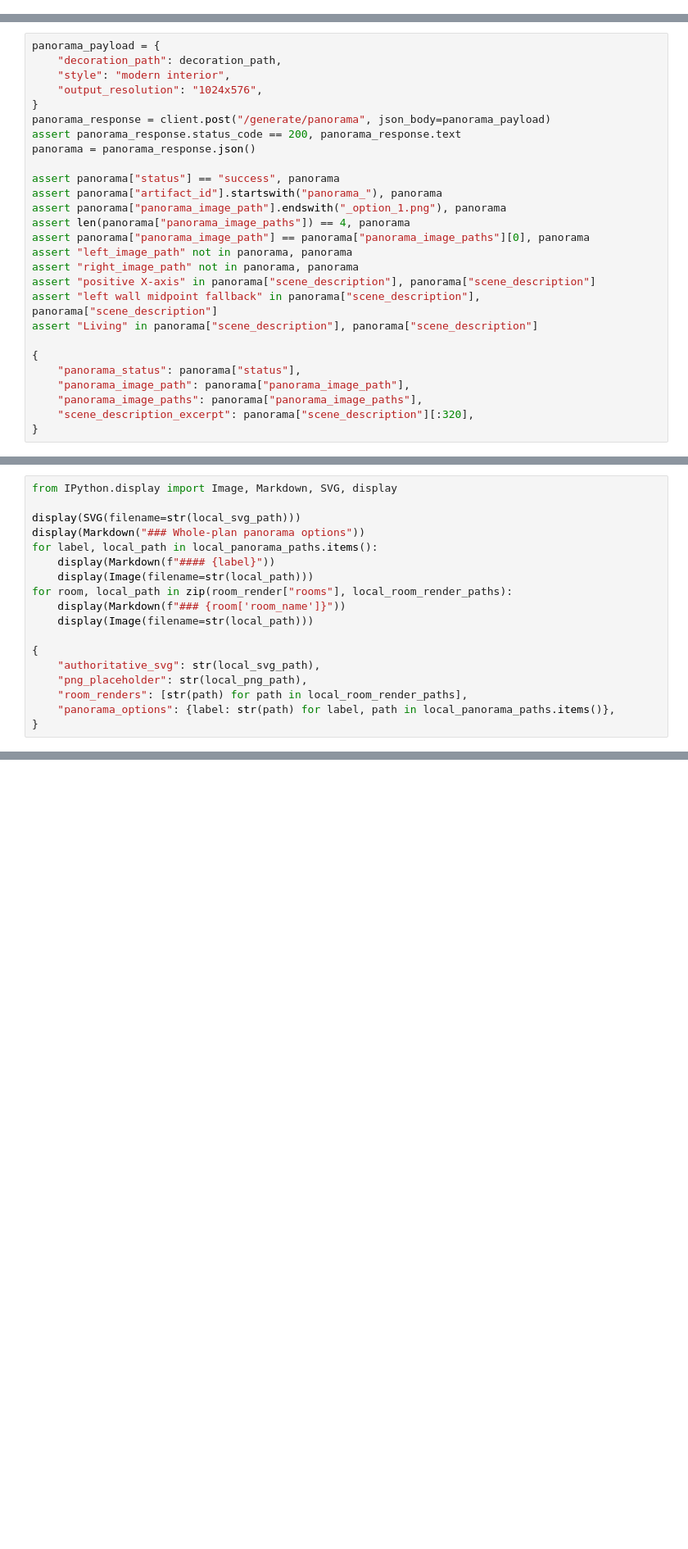
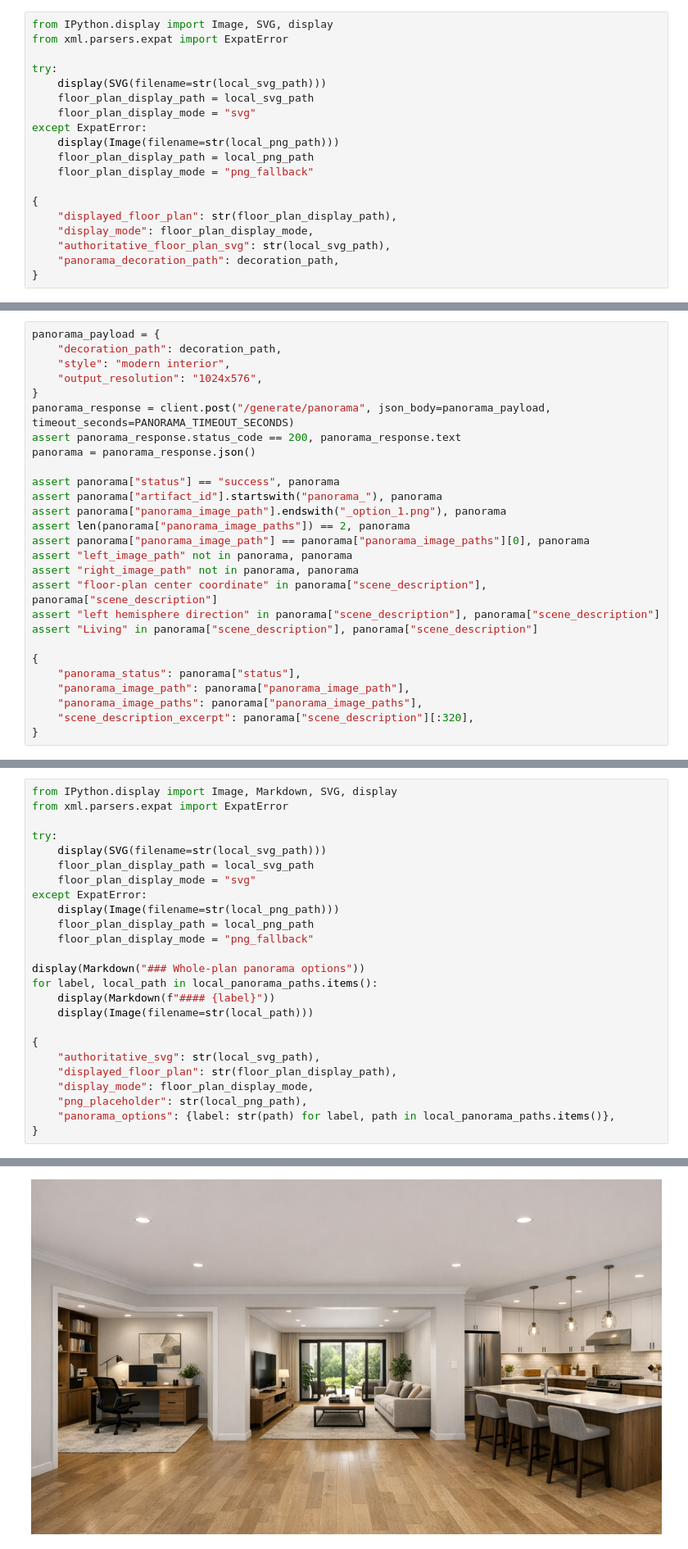
Before and after one commit to TsungChiCheng/SketchUp_Agentic_PanaromaFloorPlan_Plugin, a Jupyter notebook: test.ipynb, the cells around one changed output, grey strips where cells are left out. Shown at 82% size. Cells and saved outputs as stored; diff of their text form; blank space fills up the shorter version.

```diff
--- a/test.ipynb
+++ b/test.ipynb
@@ -271,0 +278,19 @@ for room in room_render["rooms"]:
+# %%
+from IPython.display import Image, SVG, display
+from xml.parsers.expat import ExpatError
+
+try:
+    display(SVG(filename=str(local_svg_path)))
+    floor_plan_display_path = local_svg_path
+    floor_plan_display_mode = "svg"
+except ExpatError:
+    display(Image(filename=str(local_png_path)))
+    floor_plan_display_path = local_png_path
+    floor_plan_display_mode = "png_fallback"
+
+{
+    "displayed_floor_plan": str(floor_plan_display_path),
+    "display_mode": floor_plan_display_mode,
+    "authoritative_floor_plan_svg": str(local_svg_path),
+    "panorama_decoration_path": decoration_path,
+}
@@ -279,19 +310,19 @@ panorama_payload = {
     "style": "modern interior",
     "output_resolution": "1024x576",
 }
-panorama_response = client.post("/generate/panorama", json_body=panorama_payload)
+panorama_response = client.post("/generate/panorama", json_body=panorama_payload, timeout_seconds=PANORAMA_TIMEOUT_SECONDS)
 assert panorama_response.status_code == 200, panorama_response.text
 panorama = panorama_response.json()
 
 assert panorama["status"] == "success", panorama
 assert panorama["artifact_id"].startswith("panorama_"), panorama
 assert panorama["panorama_image_path"].endswith("_option_1.png"), panorama
-assert len(panorama["panorama_image_paths"]) == 4, panorama
+assert len(panorama["panorama_image_paths"]) == 2, panorama
 assert panorama["panorama_image_path"] == panorama["panorama_image_paths"][0], panorama
 assert "left_image_path" not in panorama, panorama
 assert "right_image_path" not in panorama, panorama
-assert "positive X-axis" in panorama["scene_description"], panorama["scene_description"]
-assert "left wall midpoint fallback" in panorama["scene_description"], panorama["scene_description"]
+assert "floor-plan center coordinate" in panorama["scene_description"], panorama["scene_description"]
+assert "left hemisphere direction" in panorama["scene_description"], panorama["scene_description"]
 assert "Living" in panorama["scene_description"], panorama["scene_description"]
 
 {
@@ -331,18 +372,26 @@ assert set(panorama_sizes.values()) == {(1024, 576)}, panorama_sizes
 # %%
 from IPython.display import Image, Markdown, SVG, display
+from xml.parsers.expat import ExpatError
 
-display(SVG(filename=str(local_svg_path)))
+try:
+    display(SVG(filename=str(local_svg_path)))
+    floor_plan_display_path = local_svg_path
+    floor_plan_display_mode = "svg"
+except ExpatError:
+    display(Image(filename=str(local_png_path)))
+    floor_plan_display_path = local_png_path
+    floor_plan_display_mode = "png_fallback"
+
 display(Markdown("### Whole-plan panorama options"))
 for label, local_path in local_panorama_paths.items():
     display(Markdown(f"#### {label}"))
     display(Image(filename=str(local_path)))
-for room, local_path in zip(room_render["rooms"], local_room_render_paths):
-    display(Markdown(f"### {room['room_name']}"))
-    display(Image(filename=str(local_path)))
 
 {
     "authoritative_svg": str(local_svg_path),
+    "displayed_floor_plan": str(floor_plan_display_path),
+    "display_mode": floor_plan_display_mode,
     "png_placeholder": str(local_png_path),
-    "room_renders": [str(path) for path in local_room_render_paths],
     "panorama_options": {label: str(path) for label, path in local_panorama_paths.items()},
 }
+# %% [output]
@@ -348,0 +401 @@ for room, local_path in zip(room_render["rooms"], local_room_render_paths):
+[figure, added]
```
Also changed, not shown: parts of 20 cells of this notebook, 9 other files.
